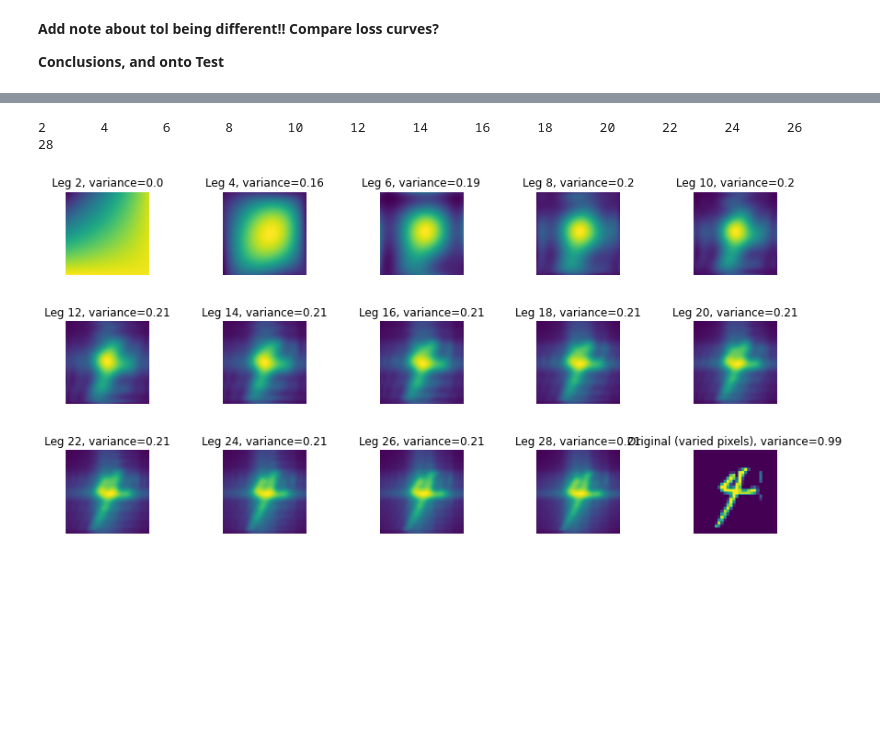
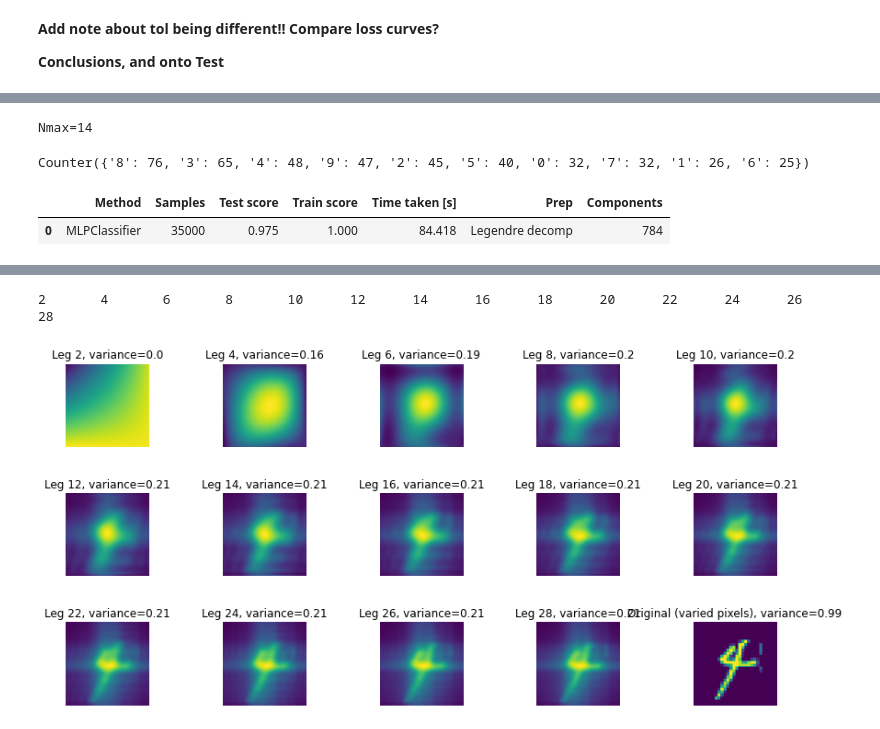
Before and after one commit to pc559/mnist_comparison, a Jupyter notebook: mnist_compare.ipynb, the cells around one changed output, grey strips where cells are left out. Cells and saved outputs as stored; diff of their text form; code cells hidden in the pictures; blank space fills up the shorter version.

```diff
--- a/mnist_compare.ipynb
+++ b/mnist_compare.ipynb
@@ -655,0 +672,47 @@ Still, let's take a look at what the features actually look like.
+# %%
+## # MLP, Legendre, on test
+N_opt = int(np.sqrt(leg_scores['Components'][leg_inds]))
+print(f'Nmax={N_opt}')
+
+X_train_sq = X_train.reshape((-1,28,28))
+X_test_sq = X_test.reshape((-1,28,28))
+leg_train = []
+for to_fit in X_train_sq:
+    coeffs = np.einsum('ia,ba->ib', Q[:N_opt], to_fit)
+    coeffs = np.einsum('jb,ib->ij', Q[:N_opt], coeffs)
+    leg_train.append(coeffs.flatten())
+leg_train = np.array(leg_train)
+
+## # Test set:
+leg_test = []
+for to_fit in X_test_sq:
+    coeffs = np.einsum('ia,ba->ib', Q[:N_opt], to_fit)
+    coeffs = np.einsum('jb,ib->ij', Q[:N_opt], coeffs)
+    leg_test.append(coeffs.flatten())
+leg_test = np.array(leg_test)
+
+#######
+
+MLP_test_result = []
+
+n_components = leg_test.shape[1]
+MLP_pipe = Pipeline([('scaler', StandardScaler()), (MLPClassifier.__name__, MLPClassifier(**method_params))])
+t1 = time()
+MLP_pipe.fit(leg_train, y_train)
+t2 = time()
+score_test, score_train = 0., 0.
+score_test = accuracy_score(y_test, MLP_pipe.predict(leg_test))
+score_train = accuracy_score(y_train, MLP_pipe.predict(leg_train))
+MLP_test_result.append([MLPClassifier.__name__, X_train.shape[0], score_test, score_train, t2-t1, 'Legendre decomp', X_train.shape[1]])
+
+display_cols = ['Method', 'Samples', 'Test score', 'Train score', 'Time taken [s]', 'Prep', 'Components']
+MLP_test_result_score = pd.DataFrame(MLP_test_result, columns=display_cols)
+# %% [output]
+Nmax=14
+# %%
+print(Counter(y_test[y_test!=MLP_pipe.predict(leg_test)]))
+MLP_test_result_score
+# %% [output]
+Counter({'8': 76, '3': 65, '4': 48, '9': 47, '2': 45, '5': 40, '0': 32, '7': 32, '1': 26, '6': 25})
+|  | Method | Samples | Test score | Train score | Time taken [s] | Prep | Components |
+| 0 | MLPClassifier | 35000 | 0.975 | 1.000 | 84.418 | Legendre decomp | 784 |
```
Also changed, not shown: parts of 12 cells of this notebook.
